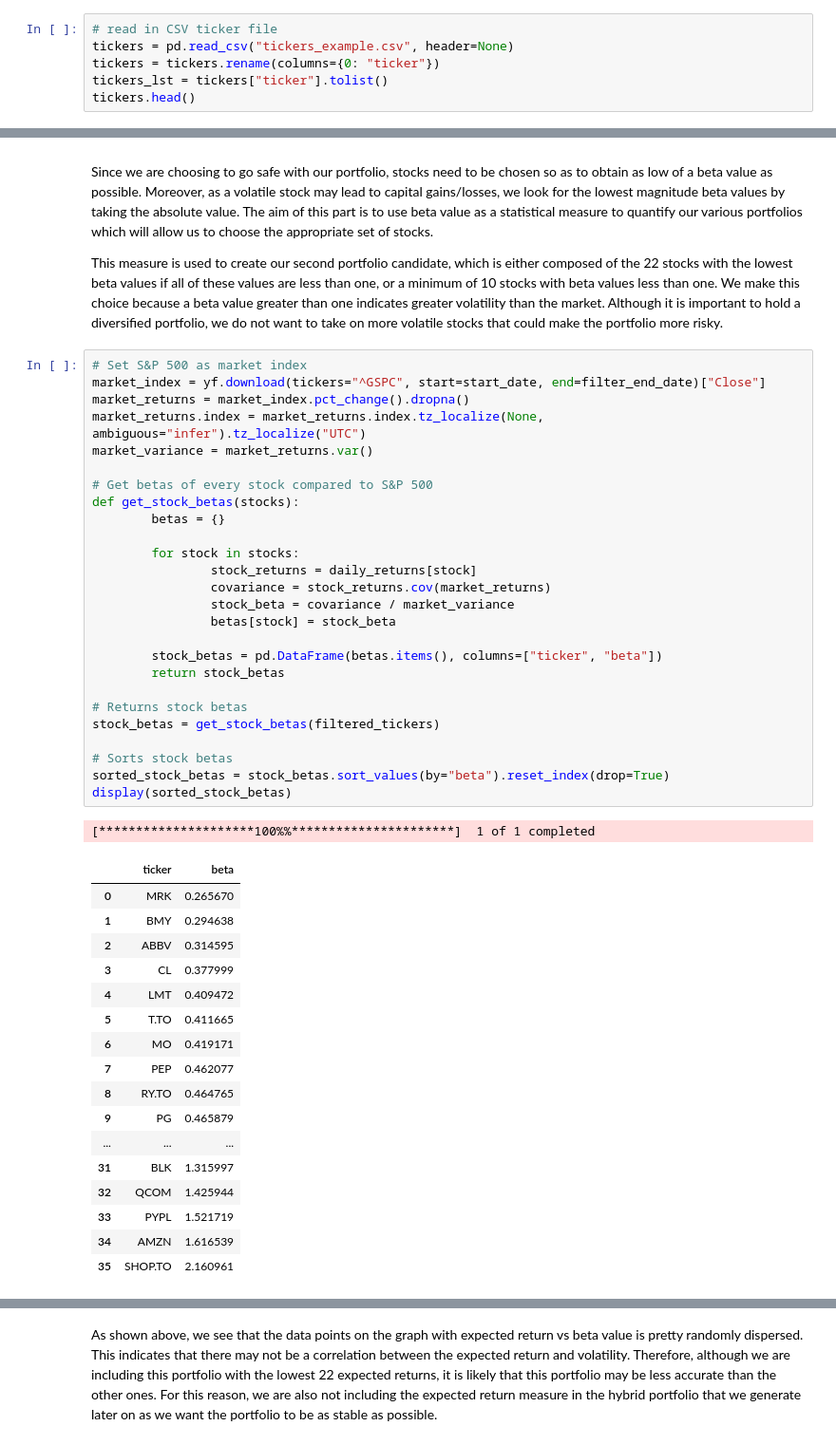
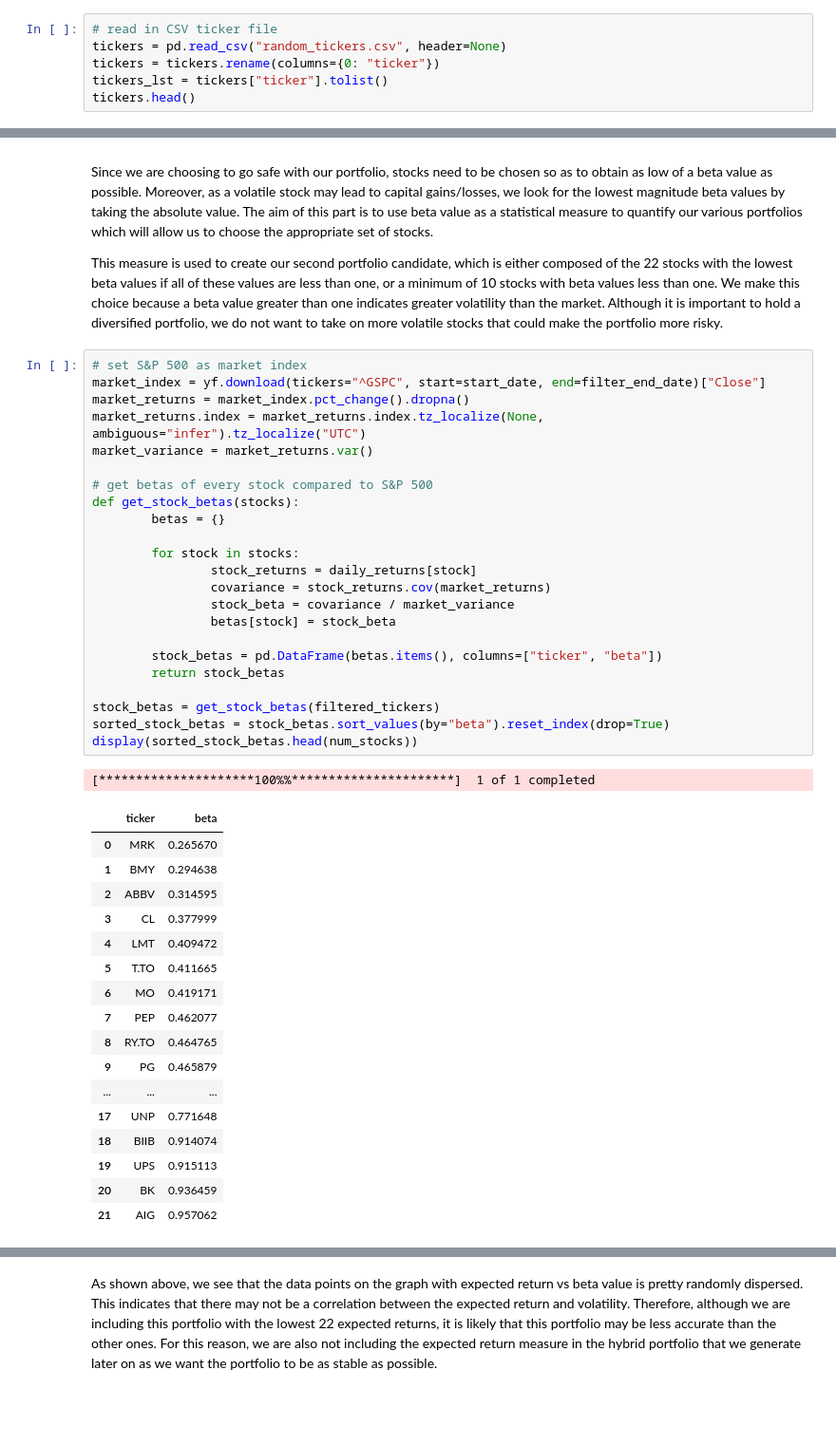
Before and after one commit to landont168/portfolio-roboadvisor, a Jupyter notebook: portfolio-roboadvisor.ipynb, the cells around one changed output, grey strips where cells are left out. Shown at 95% size. Drawn from its saved outputs; the diff is of its cells as text; blank space fills up the shorter version.

```diff
--- a/portfolio-roboadvisor.ipynb
+++ b/portfolio-roboadvisor.ipynb
@@ -84,7 +71,7 @@ After reading the CSV file with stock tickers, we must filter stocks based on th
 - Stocks must be denominated in USD or CAD
 # %%
 # read in CSV ticker file
-tickers = pd.read_csv("tickers_example.csv", header=None)
+tickers = pd.read_csv("random_tickers.csv", header=None)
 tickers = tickers.rename(columns={0: "ticker"})
 tickers_lst = tickers["ticker"].tolist()
 tickers.head()
@@ -428,48 +403,45 @@ Since we are choosing to go safe with our portfolio, stocks need to be chosen so
 
 This measure is used to create our second portfolio candidate, which is either composed of the 22 stocks with the lowest beta values if all of these values are less than one, or a minimum of 10 stocks with beta values less than one. We make this choice because a beta value greater than one indicates greater volatility than the market. Although it is important to hold a diversified portfolio, we do not want to take on more volatile stocks that could make the portfolio more risky.
 # %%
-# Set S&P 500 as market index
+# set S&P 500 as market index
 market_index = yf.download(tickers="^GSPC", start=start_date, end=filter_end_date)["Close"]
 market_returns = market_index.pct_change().dropna()
 market_returns.index = market_returns.index.tz_localize(None, ambiguous="infer").tz_localize("UTC")
 market_variance = market_returns.var()
 
-# Get betas of every stock compared to S&P 500
+# get betas of every stock compared to S&P 500
 def get_stock_betas(stocks):
         betas = {}
 
         for stock in stocks:
                 stock_returns = daily_returns[stock]
                 covariance = stock_returns.cov(market_returns)
                 stock_beta = covariance / market_variance
                 betas[stock] = stock_beta
 
         stock_betas = pd.DataFrame(betas.items(), columns=["ticker", "beta"])
         return stock_betas
 
-# Returns stock betas
 stock_betas = get_stock_betas(filtered_tickers)
-
-# Sorts stock betas
 sorted_stock_betas = stock_betas.sort_values(by="beta").reset_index(drop=True)
-display(sorted_stock_betas)
+display(sorted_stock_betas.head(num_stocks))
 # %% [output]
 [*********************100%%**********************]  1 of 1 completed
 |  | ticker | beta |
 | 0 | MRK | 0.265670 |
 | 1 | BMY | 0.294638 |
 | 2 | ABBV | 0.314595 |
 | 3 | CL | 0.377999 |
 | 4 | LMT | 0.409472 |
 | 5 | T.TO | 0.411665 |
 | 6 | MO | 0.419171 |
 | 7 | PEP | 0.462077 |
 | 8 | RY.TO | 0.464765 |
 | 9 | PG | 0.465879 |
 | ... | ... | ... |
-| 31 | BLK | 1.315997 |
-| 32 | QCOM | 1.425944 |
-| 33 | PYPL | 1.521719 |
-| 34 | AMZN | 1.616539 |
-| 35 | SHOP.TO | 2.160961 |
+| 17 | UNP | 0.771648 |
+| 18 | BIIB | 0.914074 |
+| 19 | UPS | 0.915113 |
+| 20 | BK | 0.936459 |
+| 21 | AIG | 0.957062 |
 # %%
```
Also changed, not shown: parts of 19 cells of this notebook, 3 other files.
